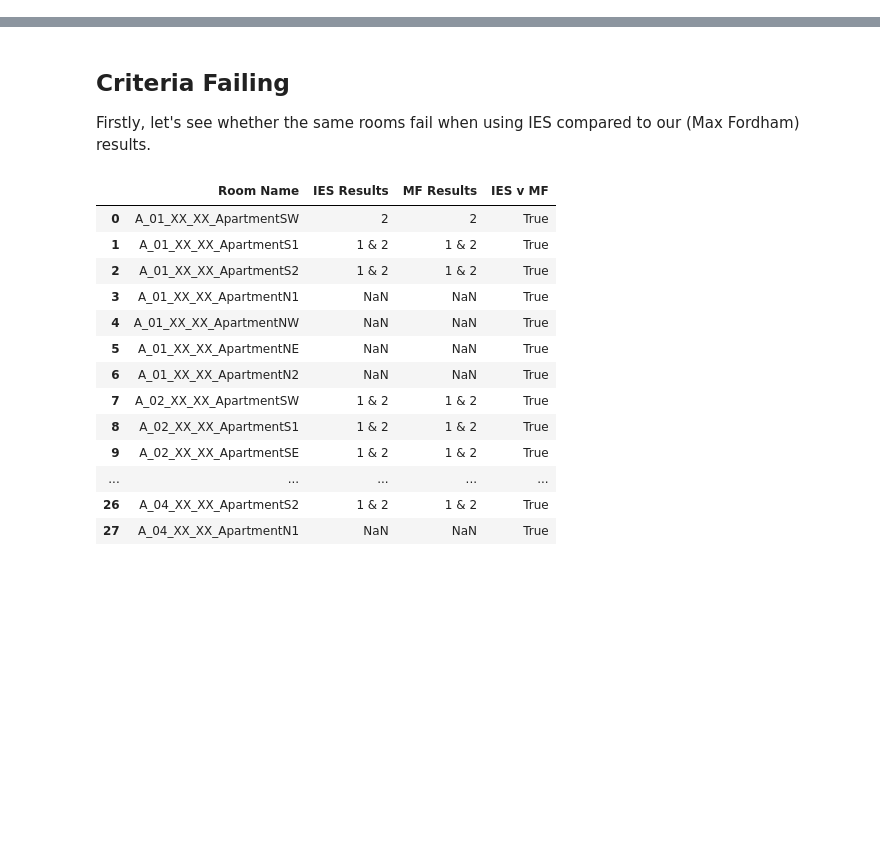
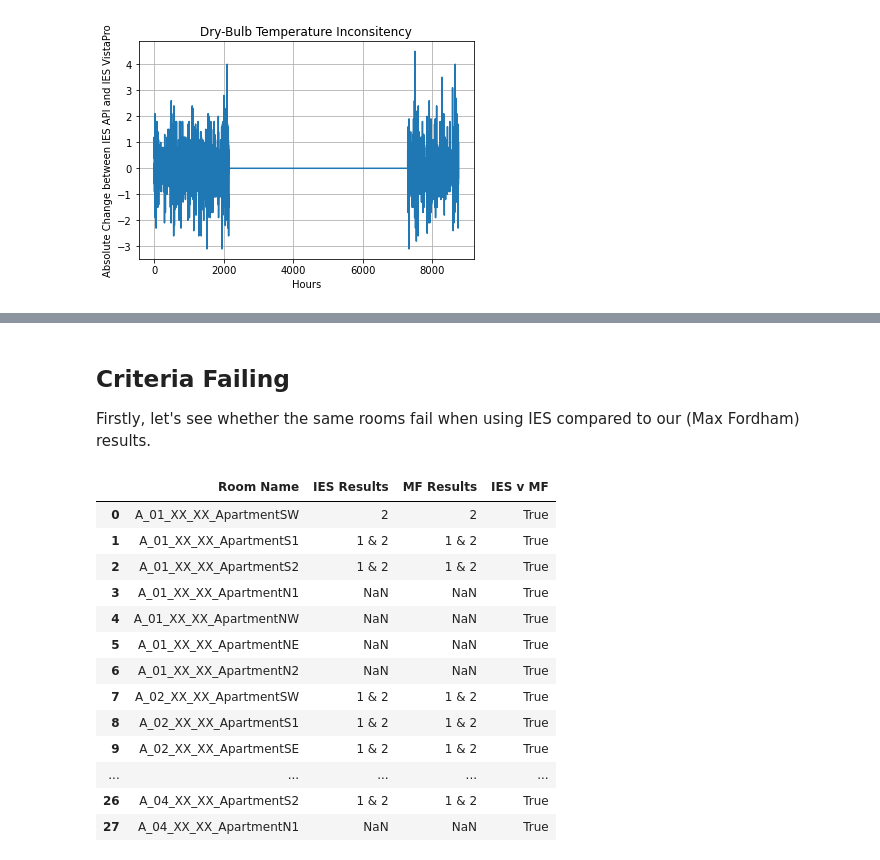
Before and after one commit to maxfordham/adaptive-comfort, a Jupyter notebook: book/tests.ipynb, the cells around one changed output, grey strips where cells are left out. Cells and saved outputs as stored; diff of their text form; code cells hidden in the pictures; blank space fills up the shorter version.

```diff
--- a/book/tests.ipynb
+++ b/book/tests.ipynb
@@ -14,0 +43,10 @@ df = pd.read_excel(FPTH_TEST_ALL_CRITERIA, sheet_name=None)
+# %%
+abs_change = arr_from_api[:-2] - arr_from_vista[2:]
+plt.plot(range(len(abs_change)), abs_change)
+plt.xlabel('Hours')
+plt.ylabel('Absolute Change between IES API and IES VistaPro')
+plt.title('Dry-Bulb Temperature Inconsitency')
+plt.grid(True)
+plt.show()
+# %% [output]
+[figure, added]
```
Also changed, not shown: parts of 14 cells of this notebook, 13 other files.
